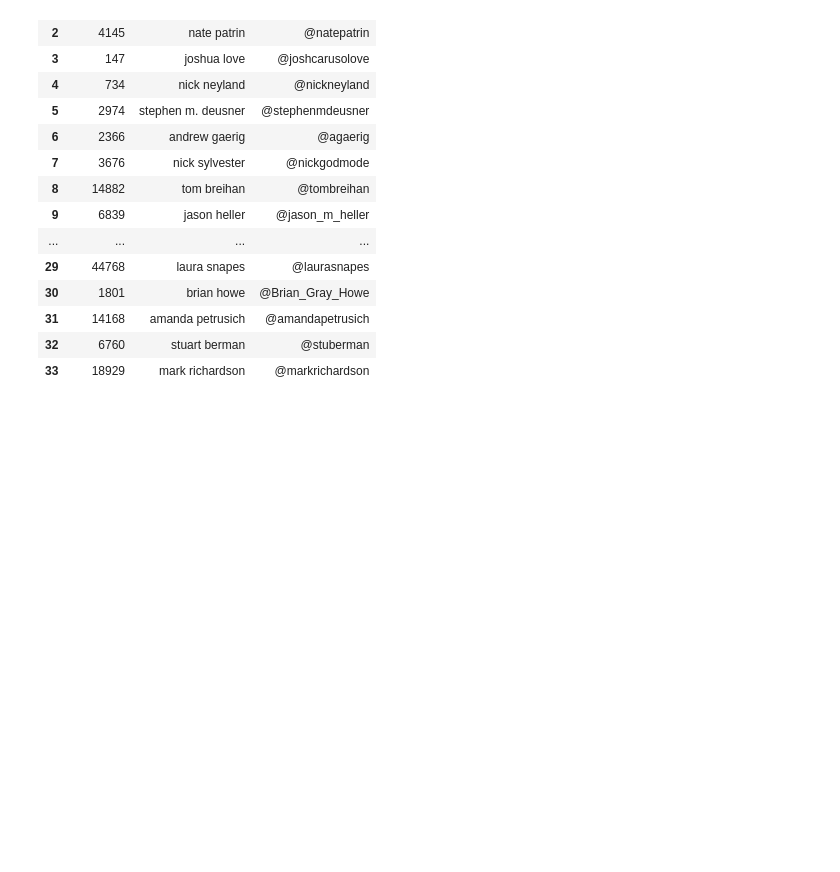
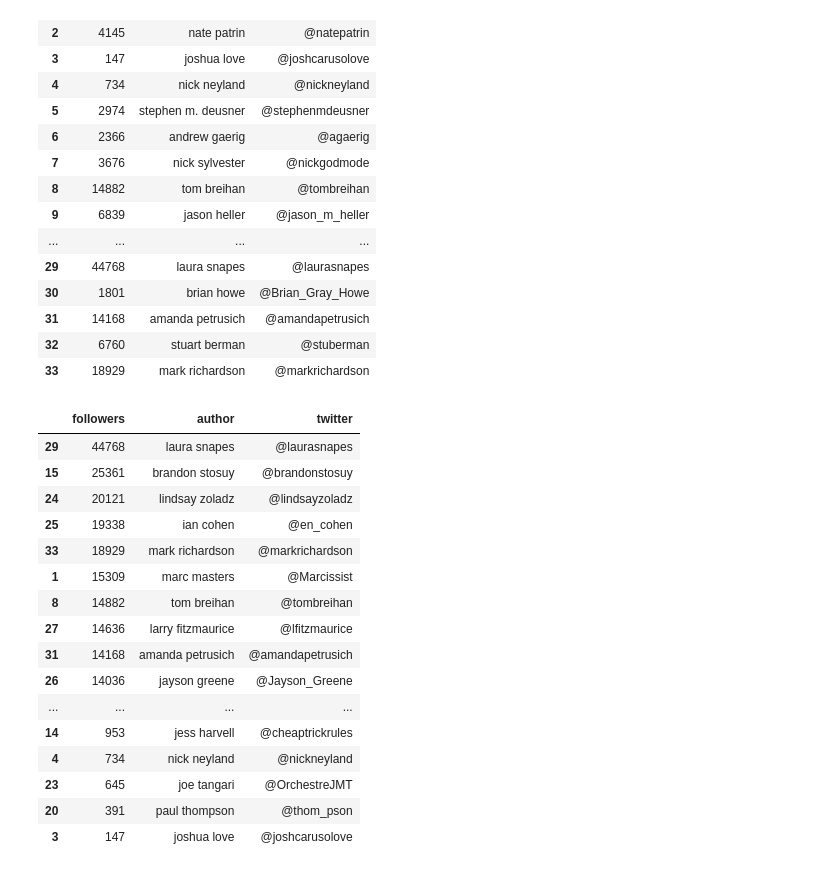
Before and after one commit to jnawjux/pitchfork_review_testing, a Jupyter notebook: Music_Index.ipynb, the cells around one changed output. Saved outputs shown, nothing was run; the diff lists cells and outputs as text; code cells hidden in the pictures; blank space fills up the shorter version.

```diff
--- a/Music_Index.ipynb
+++ b/Music_Index.ipynb
@@ -689,3 +690,25 @@ author_tw
 | 31 | 14168 | amanda petrusich | @amandapetrusich |
 | 32 | 6760 | stuart berman | @stuberman |
 | 33 | 18929 | mark richardson | @markrichardson |
+# %%
+test5 = author_tw.sort_values(by=['followers'], ascending=False)
+test5
+# laura snapes .  brandon stosuy .  lindsay zoladz .  ian cohen .  mark richardson
+# %% [output]
+|  | followers | author | twitter |
+| 29 | 44768 | laura snapes | @laurasnapes |
+| 15 | 25361 | brandon stosuy | @brandonstosuy |
+| 24 | 20121 | lindsay zoladz | @lindsayzoladz |
+| 25 | 19338 | ian cohen | @en_cohen |
+| 33 | 18929 | mark richardson | @markrichardson |
+| 1 | 15309 | marc masters | @Marcissist |
+| 8 | 14882 | tom breihan | @tombreihan |
+| 27 | 14636 | larry fitzmaurice | @lfitzmaurice |
+| 31 | 14168 | amanda petrusich | @amandapetrusich |
+| 26 | 14036 | jayson greene | @Jayson_Greene |
+| ... | ... | ... | ... |
+| 14 | 953 | jess harvell | @cheaptrickrules |
+| 4 | 734 | nick neyland | @nickneyland |
+| 23 | 645 | joe tangari | @OrchestreJMT |
+| 20 | 391 | paul thompson | @thom_pson |
+| 3 | 147 | joshua love | @joshcarusolove |
```
Also changed, not shown: parts of 31 cells of this notebook.
